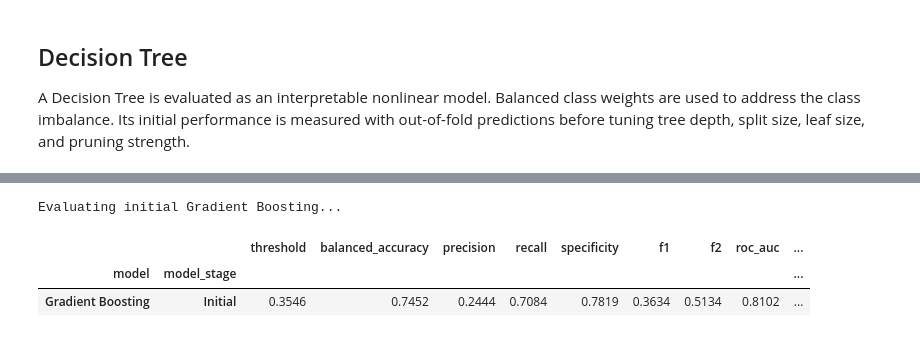
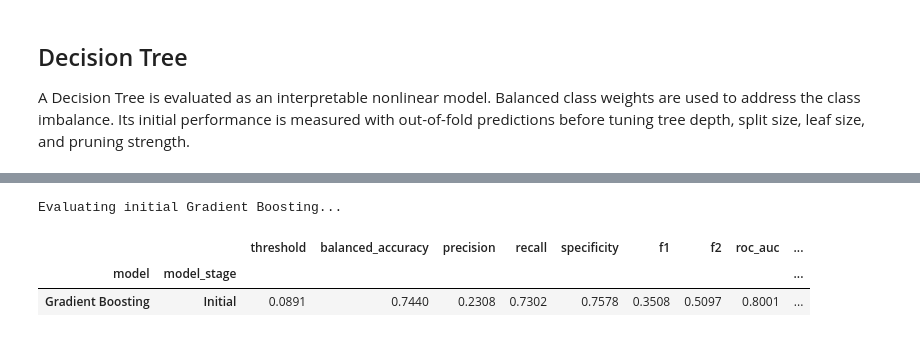
Before and after one commit to sibelsezen/nhanes-depression-risk-prediction, a Jupyter notebook: notebooks/04_model_development_revised.ipynb, the cells around one changed output, grey strips where cells are left out. Saved outputs shown, nothing was run; the diff lists cells and outputs as text; code cells hidden in the pictures.

```diff
--- a/notebooks/04_model_development_revised.ipynb
+++ b/notebooks/04_model_development_revised.ipynb
@@ -3091,81 +5603,77 @@ AdaBoost is complete, but it is currently weaker than our leading models.
 # %%
-# Step 32: Evaluate an initial Gradient Boosting model
-
-from sklearn.ensemble import GradientBoostingClassifier
-from imblearn.pipeline import Pipeline as ImbPipeline
-from imblearn.over_sampling import RandomOverSampler
+# Step 35: Build and evaluate the initial Gradient Boosting model
 
 print("Evaluating initial Gradient Boosting...")
 
-# GradientBoostingClassifier does not provide a class_weight parameter.
-# Random oversampling is therefore applied only inside each training fold.
-# This preserves the original validation-fold distribution and avoids leakage.
-gradient_boosting_initial_pipeline = ImbPipeline(
+# Create the initial Gradient Boosting pipeline.
+# GradientBoostingClassifier does not support class_weight.
+gradient_boosting_initial_pipeline = Pipeline(
     steps=[
-        # Apply the same preprocessing used for the other models.
-        ("preprocessor", clone(preprocessor)),
-
-        # Duplicate minority-class training observations.
-        # Unlike SMOTE after one-hot encoding, this does not create
-        # artificial fractional categorical values.
         (
-            "oversampler",
-            RandomOverSampler(
-                sampling_strategy=0.5,
-                random_state=RANDOM_STATE,
-            ),
+            "preprocessor",
+            clone(preprocessor),
         ),
-
-        # Build the initial Gradient Boosting classifier.
         (
             "classifier",
             GradientBoostingClassifier(
                 n_estimators=100,
-                learning_rate=0.05,
-                max_depth=2,
-                min_samples_leaf=20,
-                subsample=0.8,
+                learning_rate=0.1,
+                max_depth=3,
                 random_state=RANDOM_STATE,
             ),
         ),
     ]
 )
 
-# Create leakage-safe out-of-fold probabilities.
-# The probability threshold is selected by maximizing F2.
+# Generate out-of-fold probabilities and select the threshold
+# that maximizes F2 while applying the project guardrails.
 (
     gradient_boosting_initial_results,
     gradient_boosting_initial_oof_probabilities,
 ) = create_oof_evaluation(
     model_name="Gradient Boosting",
     pipeline=gradient_boosting_initial_pipeline,
     X_training=X_train,
     y_training=y_train,
 )
 
-# Identify this as the initial model configuration.
-gradient_boosting_initial_results["model_stage"] = "Initial"
+# Identify this result as the initial model.
+gradient_boosting_initial_results[
+    "model_stage"
+] = "Initial"
 
-# Display imbalance-aware evaluation metrics.
+# Display the initial Gradient Boosting performance.
 display(
     pd.DataFrame(
         [gradient_boosting_initial_results]
     )[comparison_columns]
     .set_index(["model", "model_stage"])
     .round(4)
 )
 
-print("Initial Gradient Boosting evaluation completed.")
-print("Class imbalance handled inside each training fold: True")
-print("Resampling method: RandomOverSampler")
-print("Oversampling ratio: 0.5")
-print("Threshold objective: Maximum out-of-fold F2")
-print("Primary comparison metric: PR-AUC")
+print(
+    "Initial Gradient Boosting evaluation completed."
+)
+print(
+    "Imbalance handling:",
+    "F2-based threshold optimization",
+)
+print(
+    "Threshold selected using:",
+    "Maximum out-of-fold F2",
+)
+print(
+    "Balanced-accuracy and specificity guardrails applied:",
+    True,
+)
+print("Primary comparison metric: Recall")
+print("Fine-tuning completed: False")
+print("SMOTENC applied: False")
 print("Ordinary accuracy included: False")
-print("Test set evaluated: False")
+print("Test set used: False")
 # %% [output]
 Evaluating initial Gradient Boosting...
 |  |  | threshold | balanced_accuracy | precision | recall | specificity | f1 | f2 | roc_auc | ... |
 | model | model_stage |  |  |  |  |  |  |  |  | ... |
-| Gradient Boosting | Initial | 0.3546 | 0.7452 | 0.2444 | 0.7084 | 0.7819 | 0.3634 | 0.5134 | 0.8102 | ... |
+| Gradient Boosting | Initial | 0.0891 | 0.7440 | 0.2308 | 0.7302 | 0.7578 | 0.3508 | 0.5097 | 0.8001 | ... |
 Initial Gradient Boosting evaluation completed.
```
Also changed, not shown: parts of 146 cells of this notebook, 6 other files.
